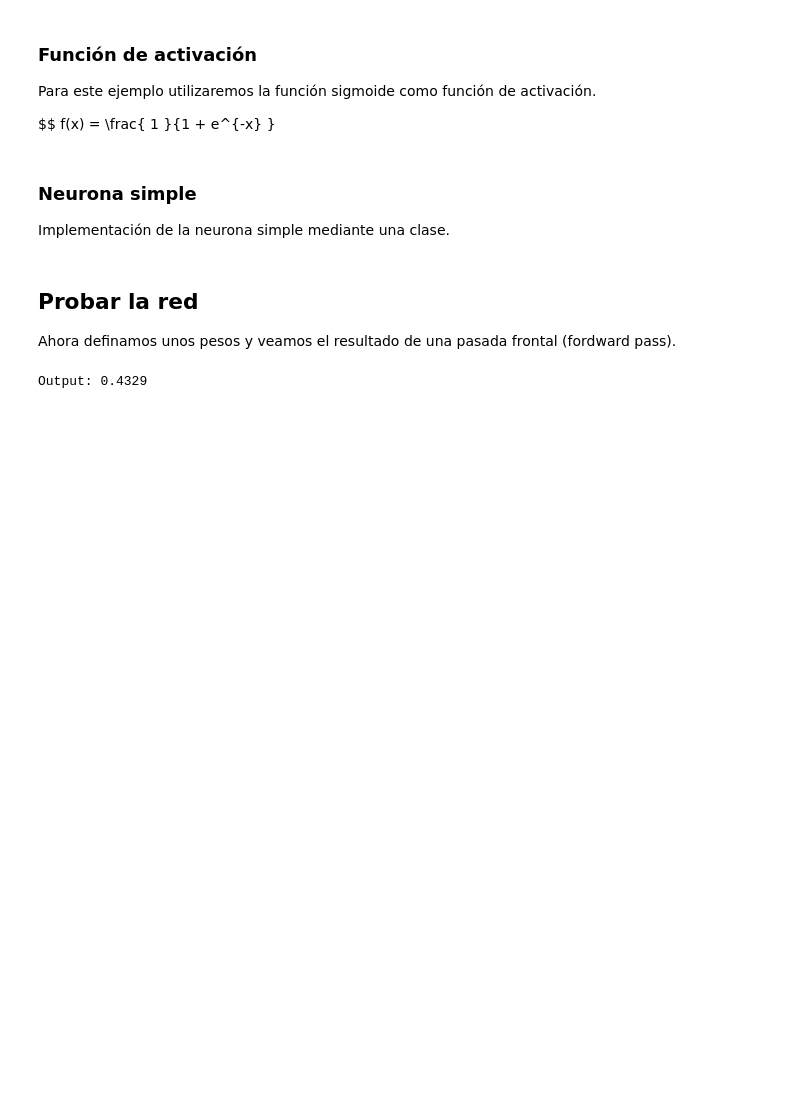
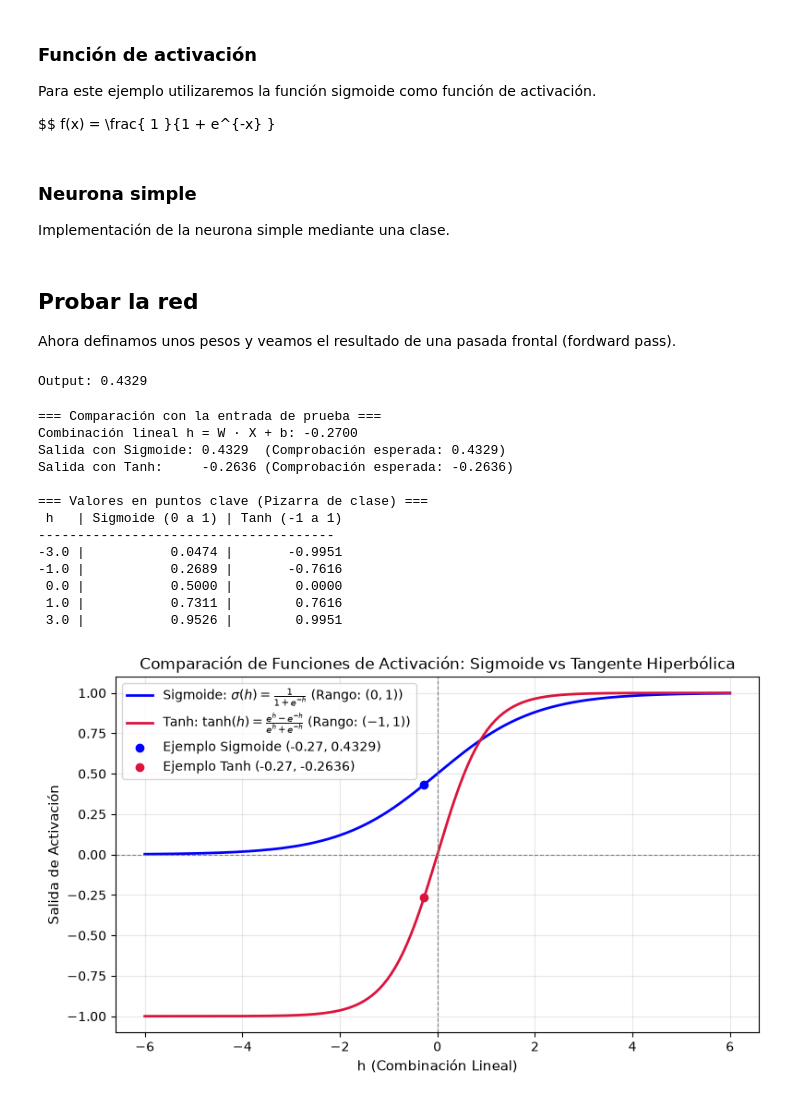
Before and after one commit to pibenitezq126/redes-neuronales-practicas, a Jupyter notebook: notebooks/1_04_red_neuronal_simple.ipynb, the cells around one changed output. Drawn from its saved outputs; the diff is of its cells as text; code cells hidden in the pictures; blank space fills up the shorter version.

Commit message:
feat(clase3): soluciones y ejecucion de 1_04_red_neuronal_simple y guia clase 3

```diff
--- a/notebooks/1_04_red_neuronal_simple.ipynb
+++ b/notebooks/1_04_red_neuronal_simple.ipynb
@@ -20,10 +20,10 @@ Para este ejemplo utilizaremos la función sigmoide como función de activación
 
 $$ f(x) = \frac{ 1 }{1 + e^{-x} }
 # %%
-# TODO (1 punto): Implementar la función de activación.
+# TODO (1 punto): Implementar la función de activación sigmoide.
+# Fórmula: sigma(h) = 1 / (1 + exp(-h))
 def sigmoide(h):
-    sg = None
-    return sg
+    return 1 / (1 + np.exp(-h))
 # %% [markdown]
 ### Neurona simple
 
@@ -37,10 +37,12 @@ class Neurona:
         self.activacion = activacion
 
     def combinacion_lineal(self, X):
-        return None
+        # Suma ponderada: h = W · X + b
+        return np.dot(self.W, X) + self.b
 
     def forward(self, X):
-        h = None
+        # Propagación hacia adelante: f(h)
+        h = self.combinacion_lineal(X)
         return self.activacion(h)
 # %% [markdown]
 ## Probar la red
@@ -63,0 +64,65 @@ Output: 0.4329
+# %%
+# TODO: (1 punto) Define una función de activación tangente hiperbólica. Muestra sus salidas y compara con la función sigmoide.
+import matplotlib.pyplot as plt
+
+# 1. Definición de la función tangente hiperbólica
+def tangente_hiperbolica(h):
+    return np.tanh(h)
+
+# 2. Evaluación con los mismos pesos, sesgo y entrada del ejemplo anterior
+clasificador_tanh = Neurona(pesos, sesgo, tangente_hiperbolica)
+output_tanh = clasificador_tanh.forward(inputs)
+
+h_ejemplo = clasificador_log.combinacion_lineal(inputs)
+print("=== Comparación con la entrada de prueba ===")
+print(f"Combinación lineal h = W · X + b: {h_ejemplo:.4f}")
+print(f"Salida con Sigmoide: {output:.4f}  (Comprobación esperada: 0.4329)")
+print(f"Salida con Tanh:     {output_tanh:.4f} (Comprobación esperada: -0.2636)")
+
+# 3. Tabla comparativa con los valores analizados en la pizarra: h in [-3, -1, 0, 1, 3]
+valores_h = np.array([-3.0, -1.0, 0.0, 1.0, 3.0])
+sig_vals = sigmoide(valores_h)
+tanh_vals = tangente_hiperbolica(valores_h)
+
+print("\n=== Valores en puntos clave (Pizarra de clase) ===")
+print(" h   | Sigmoide (0 a 1) | Tanh (-1 a 1)")
+print("-" * 38)
+for h_val, s_val, t_val in zip(valores_h, sig_vals, tanh_vals):
+    print(f"{h_val:4.1f} | {s_val:16.4f} | {t_val:13.4f}")
+
+# 4. Gráfica comparativa del comportamiento de ambas funciones
+rango_h = np.linspace(-6, 6, 300)
+plt.figure(figsize=(9, 5))
+plt.plot(rango_h, sigmoide(rango_h), label=r'Sigmoide: $\sigma(h) = \frac{1}{1 + e^{-h}}$ (Rango: $(0, 1)$)', color='blue', linewidth=2)
+plt.plot(rango_h, tangente_hiperbolica(rango_h), label=r'Tanh: $\tanh(h) = \frac{e^h - e^{-h}}{e^h + e^{-h}}$ (Rango: $(-1, 1)$)', color='crimson', linewidth=2)
+plt.axhline(0, color='gray', linestyle='--', linewidth=0.8)
+plt.axvline(0, color='gray', linestyle='--', linewidth=0.8)
+plt.scatter([-0.27], [output], color='blue', zorder=5, label=f'Ejemplo Sigmoide (-0.27, {output:.4f})')
+plt.scatter([-0.27], [output_tanh], color='crimson', zorder=5, label=f'Ejemplo Tanh (-0.27, {output_tanh:.4f})')
+plt.title('Comparación de Funciones de Activación: Sigmoide vs Tangente Hiperbólica', fontsize=12)
+plt.xlabel('h (Combinación Lineal)', fontsize=11)
+plt.ylabel('Salida de Activación', fontsize=11)
+plt.grid(True, alpha=0.3)
+plt.legend(loc='upper left', fontsize=10)
+plt.show()
+
+print("\n--- Conclusiones de la Comparación ---")
+print("1. Rango de salida: Sigmoide acota entre (0, 1), ideal para probabilidades. Tanh acota entre (-1, 1).")
+print("2. Centrado en cero: Tanh está centrada en 0 (tanh(0) = 0), lo que evita sesgos unidireccionales en el gradiente.")
+print("3. Magnitud de gradientes: La derivada de Tanh (max 1.0 en 0) es 4 veces mayor que la de la Sigmoide (max 0.25 en 0),")
+print("   lo que ayuda a mitigar el problema del desvanecimiento del gradiente (vanishing gradient).")
+# %% [output]
+=== Comparación con la entrada de prueba ===
+Combinación lineal h = W · X + b: -0.2700
+Salida con Sigmoide: 0.4329  (Comprobación esperada: 0.4329)
+Salida con Tanh:     -0.2636 (Comprobación esperada: -0.2636)
+
+=== Valores en puntos clave (Pizarra de clase) ===
+ h   | Sigmoide (0 a 1) | Tanh (-1 a 1)
+--------------------------------------
+-3.0 |           0.0474 |       -0.9951
+-1.0 |           0.2689 |       -0.7616
+ 0.0 |           0.5000 |        0.0000
+ 1.0 |           0.7311 |        0.7616
+ 3.0 |           0.9526 |        0.9951
+[figure, added]
```
Also changed, not shown: parts of 3 cells of this notebook, 2 other files.
